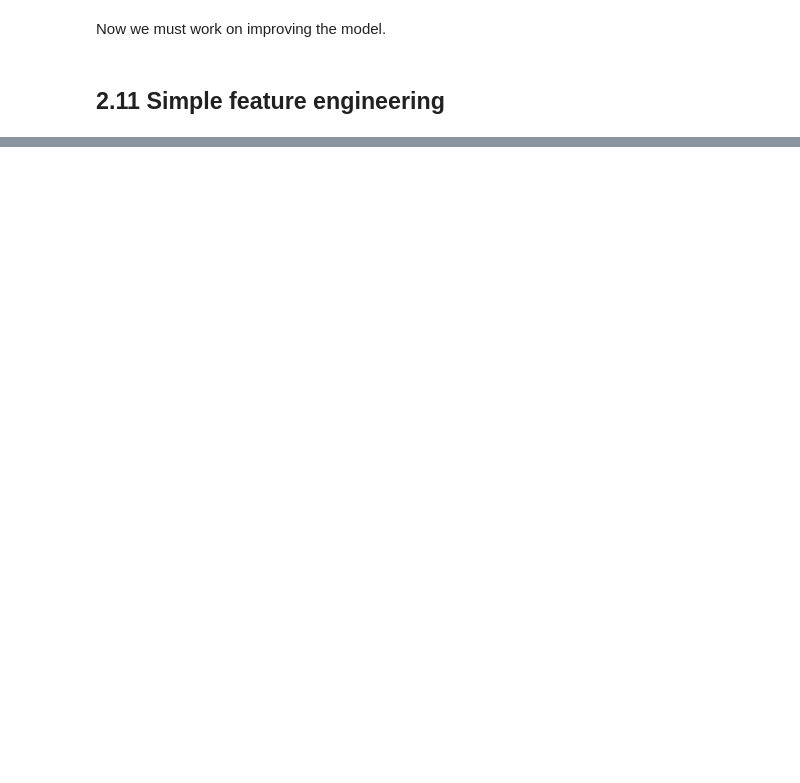
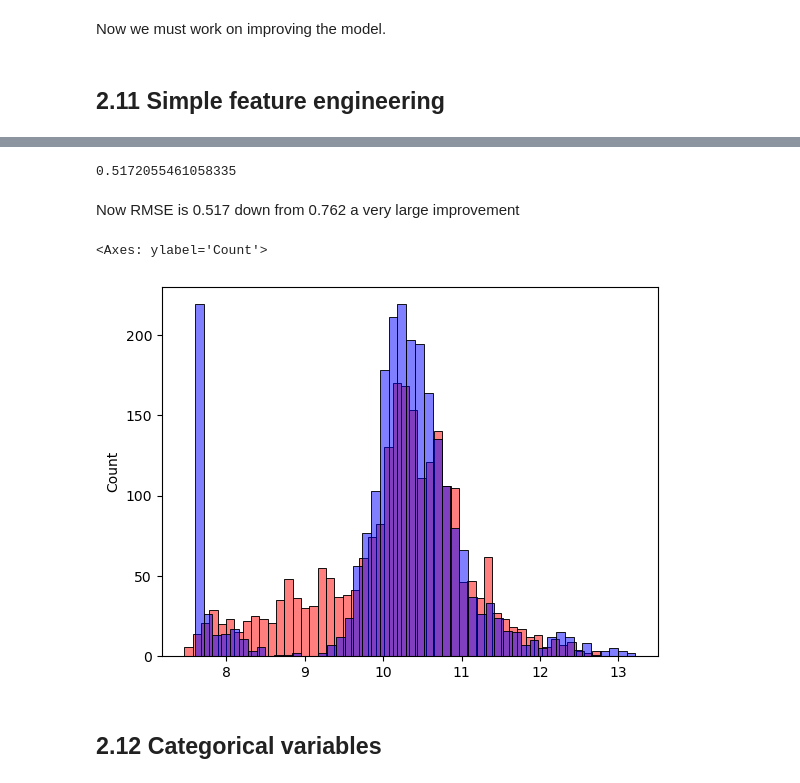
Before and after one commit to TylerJSimpson/machine_learning_zoomcamp, a Jupyter notebook: week_2/example.ipynb, the cells around one changed output, grey strips where cells are left out. Cells and saved outputs as stored; diff of their text form; code cells hidden in the pictures; blank space fills up the shorter version.

```diff
--- a/week_2/example.ipynb
+++ b/week_2/example.ipynb
@@ -624,0 +640,14 @@ Now we must work on improving the model.
+# %%
+#add this to the previous function that prepared X
+#create a function for preparing X since there is a lot going on and we want to apply it whether it is train, validation, etc
+def prepare_X(df):
+
+    df = df.copy() #take a copy before altering dataframe
+
+    df['age'] = 2017 - df.year
+    features = base + ['age'] #add the new features to base
+
+    df_num = df[features]
+    df_num = df_num.fillna(0) #fill missing values
+    X = df_num.values #extract feature matrix (numpy)
+    return X
@@ -624,0 +656,26 @@ Now we must work on improving the model.
+# %%
+#copy from eariler
+
+#train the model with the training dataset
+X_train = prepare_X(df_train)
+w0, w = train_linear_regression(X_train, y_train)
+
+#validate the model with validation dataset
+X_val = prepare_X(df_val)
+y_pred = w0 + X_val.dot(w)
+
+#assess via the RMSE
+rmse(y_val, y_pred)
+# %% [output]
+0.5172055461058335
+# %% [markdown]
+Now RMSE is 0.517 down from 0.762 a very large improvement
+# %%
+#check if predictions look similar
+sns.histplot(y_pred, color='red', alpha=0.5, bins=50) #predictions
+sns.histplot(y_val, color='blue', alpha=0.5, bins=50) #targets
+# %% [output]
+<Axes: ylabel='Count'>
+[figure, added]
+# %% [markdown]
+## 2.12 Categorical variables
```
Also changed, not shown: parts of 75 cells of this notebook.
